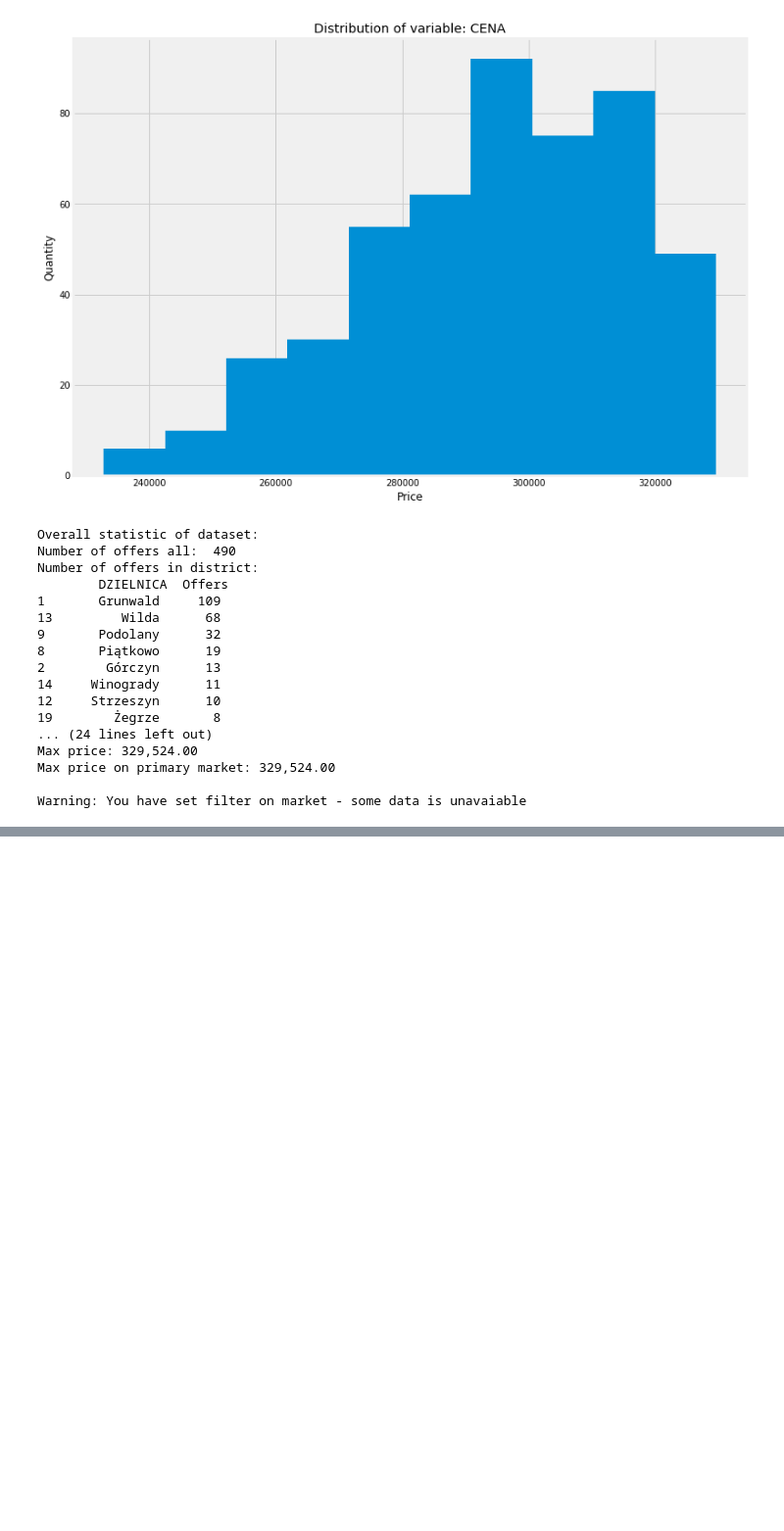
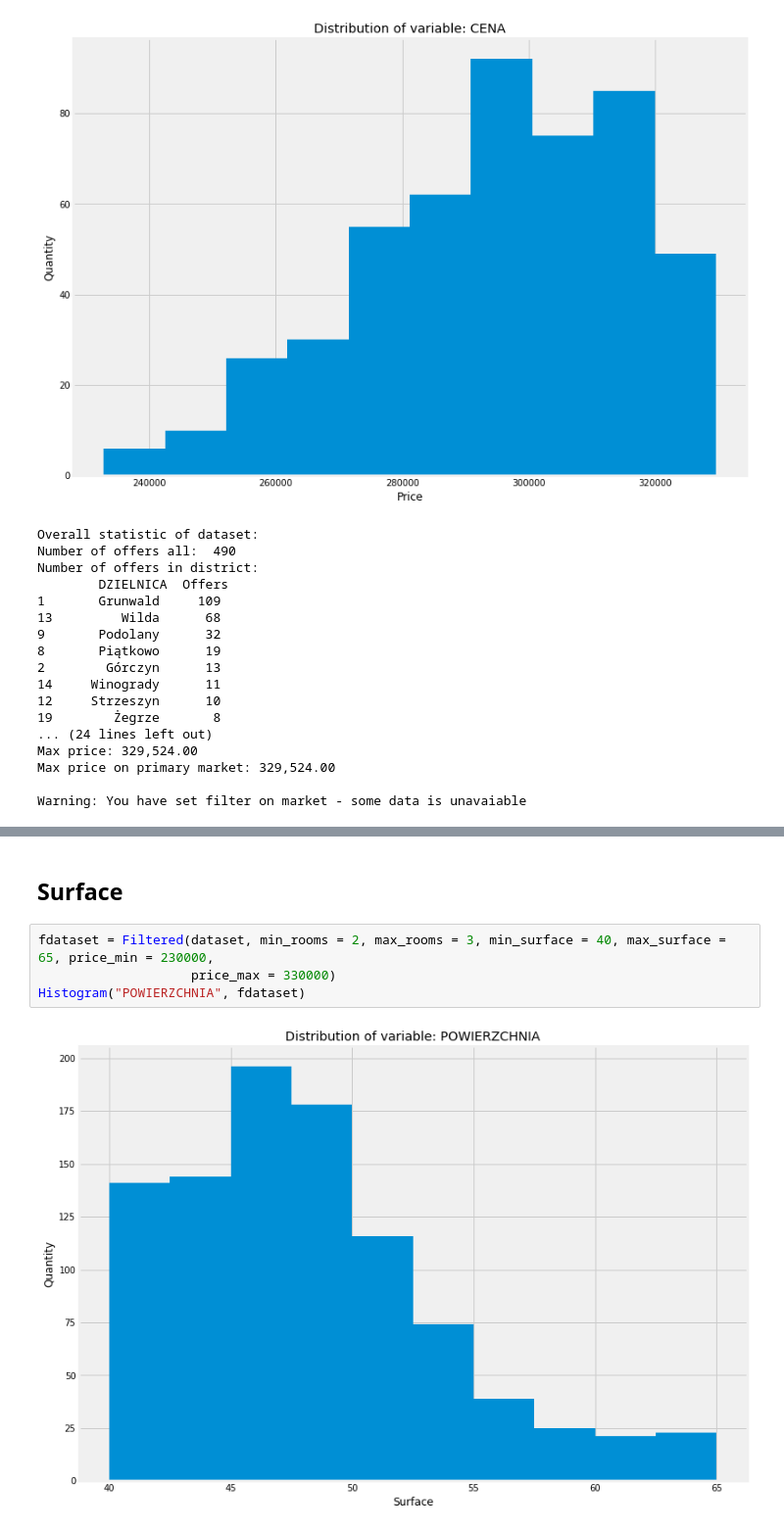
Before and after one commit to kaczikrol/RealEstate, a Jupyter notebook: RealEstateMarketAnalysis.ipynb, the cells around one changed output, grey strips where cells are left out. Shown: that part at 98% size. Saved outputs shown, nothing was run; the diff lists cells and outputs as text; blank space fills up the shorter version.

```diff
--- a/RealEstateMarketAnalysis.ipynb
+++ b/RealEstateMarketAnalysis.ipynb
@@ -296,0 +373,8 @@ Warning: You have set filter on market - some data is unavaiable
+# %% [markdown]
+## Surface
+# %%
+fdataset = Filtered(dataset, min_rooms = 2, max_rooms = 3, min_surface = 40, max_surface = 65, price_min = 230000,
+                    price_max = 330000)
+Histogram("POWIERZCHNIA", fdataset)
+# %% [output]
+[figure, added]
```
Also changed, not shown: parts of 15 cells of this notebook.
